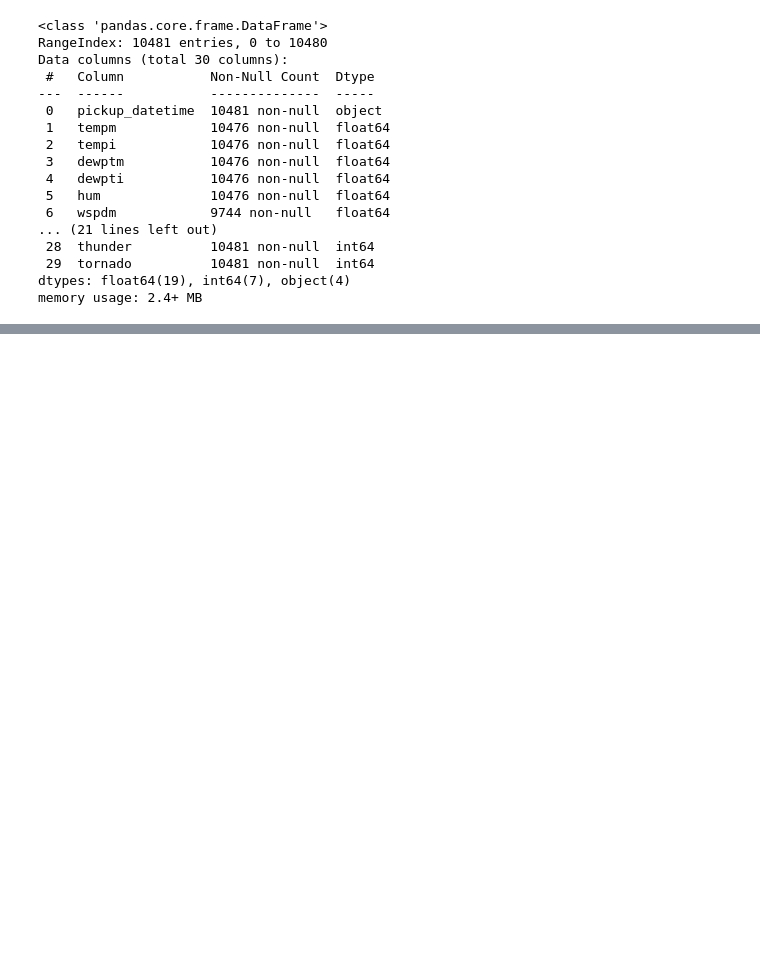
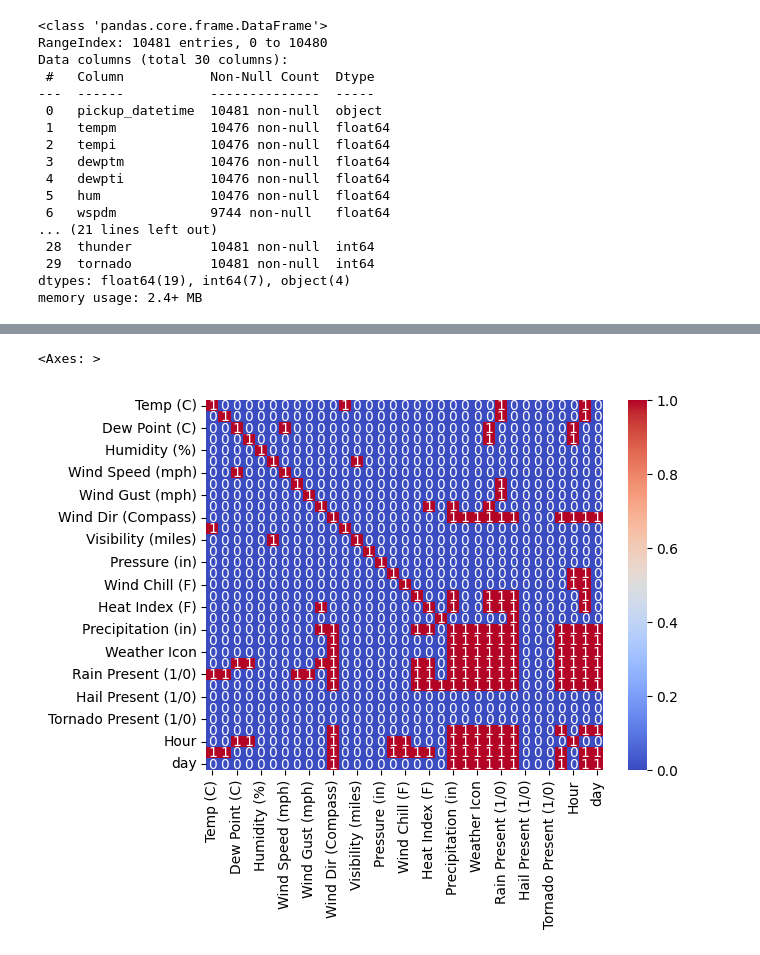
Before and after one commit to ArunK-ML/ML-Model---Weather---DataSet, a Jupyter notebook: Weather_ML_Model.ipynb, the cells around one changed output, grey strips where cells are left out. Saved outputs shown, nothing was run; the diff lists cells and outputs as text; code cells hidden in the pictures; blank space fills up the shorter version.

```diff
--- a/Weather_ML_Model.ipynb
+++ b/Weather_ML_Model.ipynb
@@ -111,0 +302,38 @@ df.rename(columns={
+# %%
+#cat vs cat
+def chisquare_cat_vs_cat(d1,d2):
+    return True if stats.chi2_contingency(pd.crosstab(d1,d2))[1] < 0.1 else False
+# %%
+#continious(d1) vs cat(d2)
+def annova_test(d1,d2):
+    group= df[d2].unique()
+    data = {}
+    for i in group:
+        # Check if the category has more than one data point
+        if len(df[d1][df[d2]==i]) > 1:
+            data[i]=df[d1][df[d2]==i]
+    # Check if there are at least two groups with more than one data point
+    if len(data) < 2:
+        return False  # Cannot perform ANOVA with less than two groups
+    f_value,p_value=stats.f_oneway(*[i for i in data.values()])
+    return False if p_value < 0.1 else True
+# %%
+final = {}
+for i in df.columns:
+    final[i]={}
+    for j in df.columns:
+        if (i in continous) and (j in continous):
+            result=two_sample(df[i],df[j])
+        elif (i in continous) and (j in catergory):
+            result=annova_test(i,j)
+        elif (i in catergory) and (j in continous):
+            result=annova_test(j,i)
+        elif (i in catergory) and (j in catergory):
+            result=chisquare_cat_vs_cat(df[i],df[j])
+        if result:
+            final[i][j]=1
+        else:
+            final[i][j]=0
+# %%
+final_df = pd.DataFrame(final)
+final_df
@@ -111,0 +358,6 @@ df.rename(columns={
+# %%
+import seaborn as sns
+sns.heatmap(final_df,annot=True,cmap="coolwarm")
+# %% [output]
+<Axes: >
+[figure, added]
```
Also changed, not shown: parts of 36 cells of this notebook.
